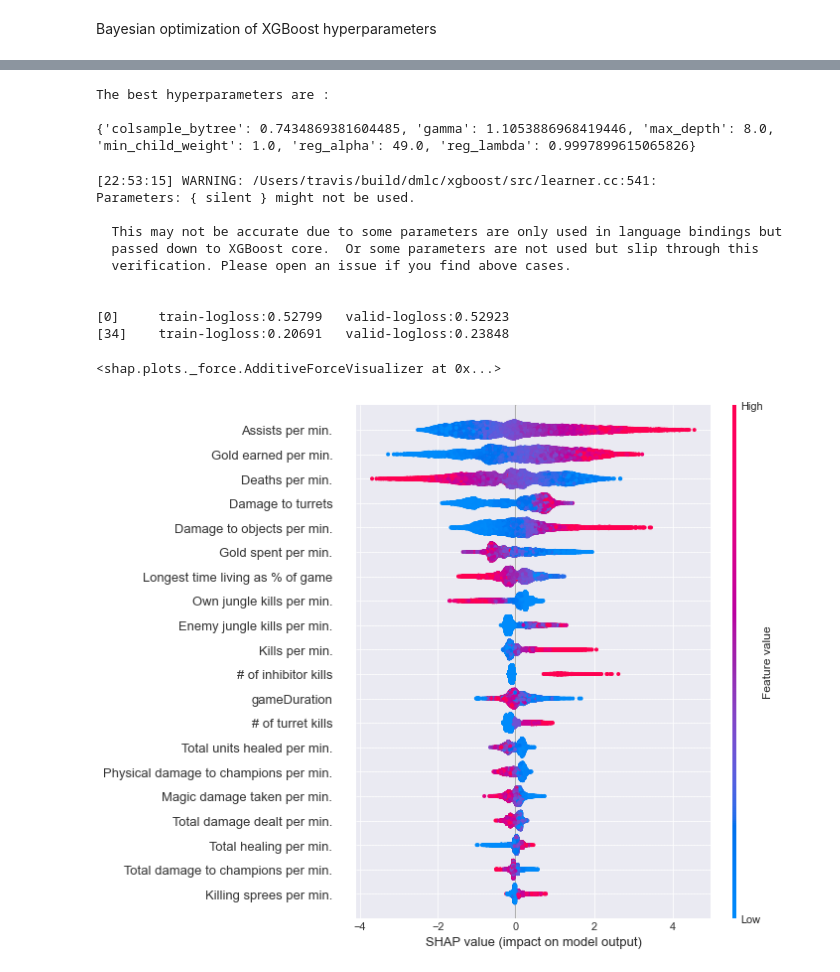
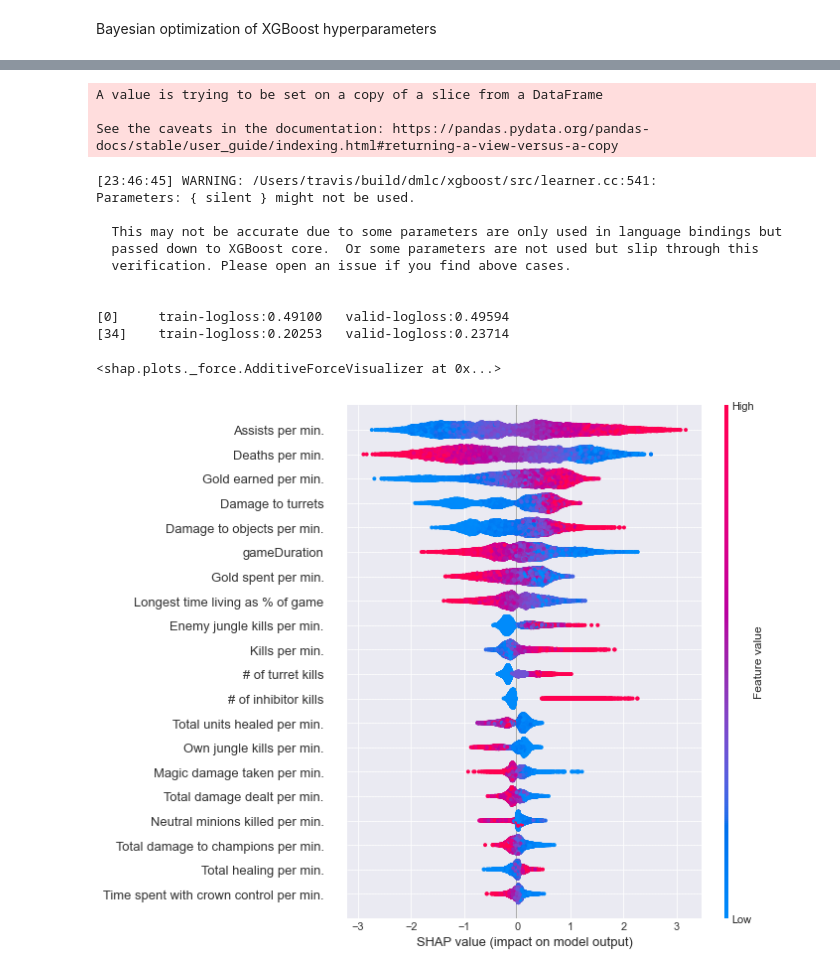
Before and after one commit to yi-ye-zhi-qiu/personalwebsite, a Jupyter notebook: models/Untitled.ipynb, the cells around one changed output, grey strips where cells are left out. Drawn from its saved outputs; the diff is of its cells as text; code cells hidden in the pictures.

Commit message:
rough draft of xgboost on web

```diff
--- a/models/Untitled.ipynb
+++ b/models/Untitled.ipynb
@@ -378,6 +265,15 @@ df = _df.copy()
 # %%
 df
 liamgg_data = df.to_csv('liamgg_data.csv', index = True)
+# %%
+df = pd.read_csv('/Users/liamisaacs/Desktop/github repositories/personalwebsite/data/liamgg_data.csv')
+t_f_col = ['win']
+binary_t_f_col = ['firstBloodKill', 'firstTowerKill', 'firstBloodAssist',
+          'firstTowerAssist', 'firstInhibitorKill', 'firstInhibitorAssist']
+for col in t_f_col:
+    df[col].replace({'False': False, 'True': True}, inplace=True)
+for col in binary_t_f_col:
+    df[col].replace({'False': 0, 'True': 1}, inplace=True)
 # %%
 X_ = df.drop(["win"], axis=1)
 y_ = df["win"]
@@ -639,7 +488,7 @@ dv = xgb.DMatrix(Xv, label=yv.values)
 params = {
     "eta": 0.5,
     "max_depth": 4,
-    "objective": "reg:logistic",
+    "objective": "binary:logistic",
     "silent": 1,
     "base_score": np.mean(yt),
     "eval_metric": "logloss"
@@ -730,10 +545,6 @@ SCORE:
 # %%
 print("The best hyperparameters are : ","\n")
 print(best_hyperparams)
-# %% [output]
-The best hyperparameters are :
-
-{'colsample_bytree': 0.7434869381604485, 'gamma': 1.1053886968419446, 'max_depth': 8.0, 'min_child_weight': 1.0, 'reg_alpha': 49.0, 'reg_lambda': 0.9997899615065826}
 # %%
 #for XGBoost (win must be 0 or 1)
 Xt_boost = Xt
@@ -744,12 +555,16 @@ Xv_boost.drop(['firstInhibitorAssist', 'champLevel', 'largestCriticalStrike', 'd
 
 dt = xgb.DMatrix(Xt, label=yt.values, enable_categorical=True)
 dv = xgb.DMatrix(Xv, label=yv.values)
+# %% [output]
+A value is trying to be set on a copy of a slice from a DataFrame
+
+See the caveats in the documentation: https://pandas.pydata.org/pandas-docs/stable/user_guide/indexing.html#returning-a-view-versus-a-copy
 # %%
 params = {
     "eta": 0.5,
     "max_depth": 8,
     'min_child_weight': 1,
-    "objective": "reg:logistic",
+    "objective": "binary:logistic",
     "silent": 1,
     "base_score": np.mean(yt),
     "eval_metric": "logloss",
@@ -760,7 +575,7 @@ params = {
 }
 tuned_model = xgb.train(params, dt, 35, [(dt, "train"), (dv, "valid")], early_stopping_rounds=5, verbose_eval=35)
 # %% [output]
-[22:53:15] WARNING: /Users/travis/build/dmlc/xgboost/src/learner.cc:541:
+[23:46:45] WARNING: /Users/travis/build/dmlc/xgboost/src/learner.cc:541:
 Parameters: { silent } might not be used.
 
   This may not be accurate due to some parameters are only used in language bindings but
@@ -768,9 +583,9 @@ Parameters: { silent } might not be used.
   verification. Please open an issue if you find above cases.
 
 
-[0]     train-logloss:0.52799   valid-logloss:0.52923
-[34]    train-logloss:0.20691   valid-logloss:0.23848
+[0]     train-logloss:0.49100   valid-logloss:0.49594
+[34]    train-logloss:0.20253   valid-logloss:0.23714
 # %%
-explainer = shap.TreeExplainer(model)
-shap_values = explainer.shap_values(Xv)
+explainer = shap.TreeExplainer(tuned_model)
+shap_values = explainer.shap_values(Xv_boost)
 # %%
@@ -778,9 +593,9 @@ shap.force_plot(explainer.expected_value, shap_values[0,:-1], Xv.iloc[0,:-1])
 # %% [output]
 <shap.plots._force.AdditiveForceVisualizer at 0x...>
 # %%
-shap.summary_plot(shap_values, Xv)
+shap.summary_plot(shap_values, Xv_boost)
 # %% [output]
-[figure, old version]
+[figure, new version]
 # %%
 xs = np.linspace(-4,4,100)
 pl.xlabel("Log odds of winning")
```
Also changed, not shown: parts of 50 cells of this notebook, 7 other files.
